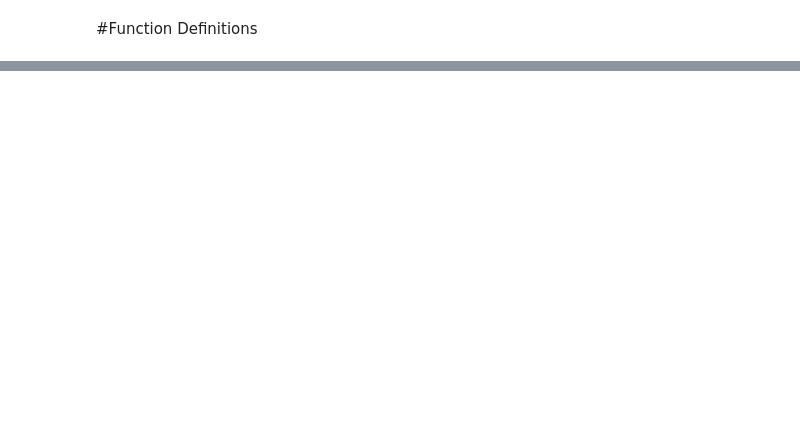
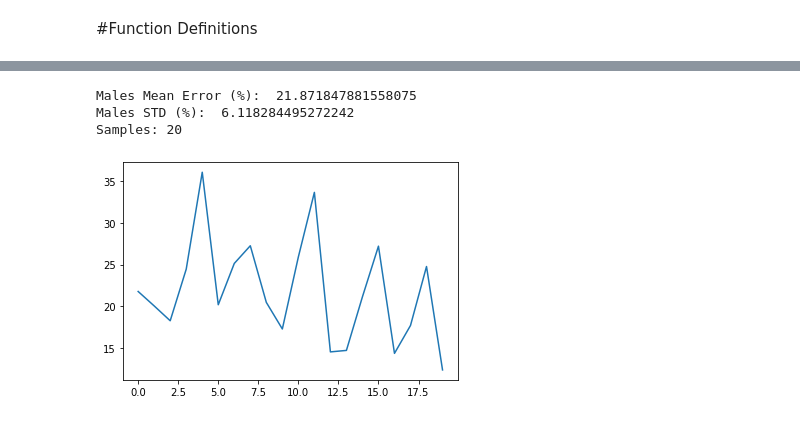
Before and after one commit to taomasgonzalez/Voice_Pitch_Tracking, a Jupyter notebook: Presentation/Voice_PItch_Tracker.ipynb, the cells around one changed output, grey strips where cells are left out. Saved outputs shown, nothing was run; the diff lists cells and outputs as text; code cells hidden in the pictures; blank space fills up the shorter version.

Commit message:
Error rate for presentation and ppt

```diff
--- a/Presentation/Voice_PItch_Tracker.ipynb
+++ b/Presentation/Voice_PItch_Tracker.ipynb
@@ -454,0 +294,15 @@ create_midi("/content/drive/Shared drives/Pitch Tracking/FEMALE/MIC/F01/mic_F01_
+# %%
+def get_files(path, to_store1, to_store2, index1=None, index2=None):
+  aux_files = [f for f in listdir(path) if isfile(join(path, f))]
+
+  if index1 is None:
+    first1 = randint(0, len(aux_files)-1)
+
+    to_store1.append(path + '/' + aux_files[first1])
+    to_store2.append(path.replace('MIC', 'REF') + '/' +'ref' + aux_files[first1][3:len(aux_files[first1])-3] + 'f0')
+    aux_files.pop(first1)
+
+    first2 = randint(0, len(aux_files)-1)
+
+    to_store1.append(path + '/' + aux_files[first2])
+    to_store2.append(path.replace('MIC', 'REF') +'/' +'ref' + aux_files[first2][3:len(aux_files[first2])-3] + 'f0')
@@ -454,0 +341,13 @@ create_midi("/content/drive/Shared drives/Pitch Tracking/FEMALE/MIC/F01/mic_F01_
+# %%
+female_errors = []
+for i in range(len(female_files_mic)):
+  error = create_midi(female_files_mic[i], female_files_ref[i], algorithm='YIN')
+  female_errors.append(error)
+
+male_errors = []
+for i in range(len(male_files_mic)):
+  error = create_midi(male_files_mic[i], male_files_ref[i], algorithm='YIN')
+  male_errors.append(error)
+
+female_errors = np.array(female_errors)
+male_errors = np.array(male_errors)
@@ -454,0 +365,11 @@ create_midi("/content/drive/Shared drives/Pitch Tracking/FEMALE/MIC/F01/mic_F01_
+# %%
+print('Males Mean Error (%): ', male_errors.mean())
+print('Males STD (%): ', male_errors.std())
+plt.plot(male_errors)
+
+print('Samples:', len(male_errors))
+# %% [output]
+Males Mean Error (%):  21.871847881558075
+Males STD (%):  6.118284495272242
+Samples: 20
+[figure, added]
```
Also changed, not shown: parts of 14 cells of this notebook, 2 other files.
